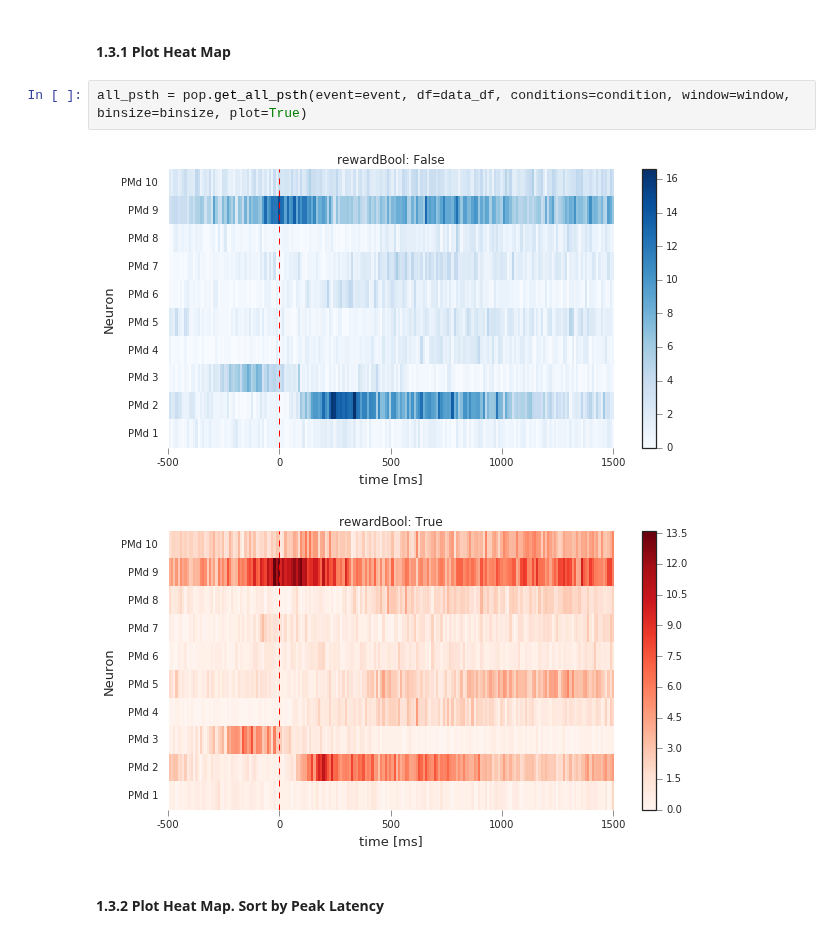
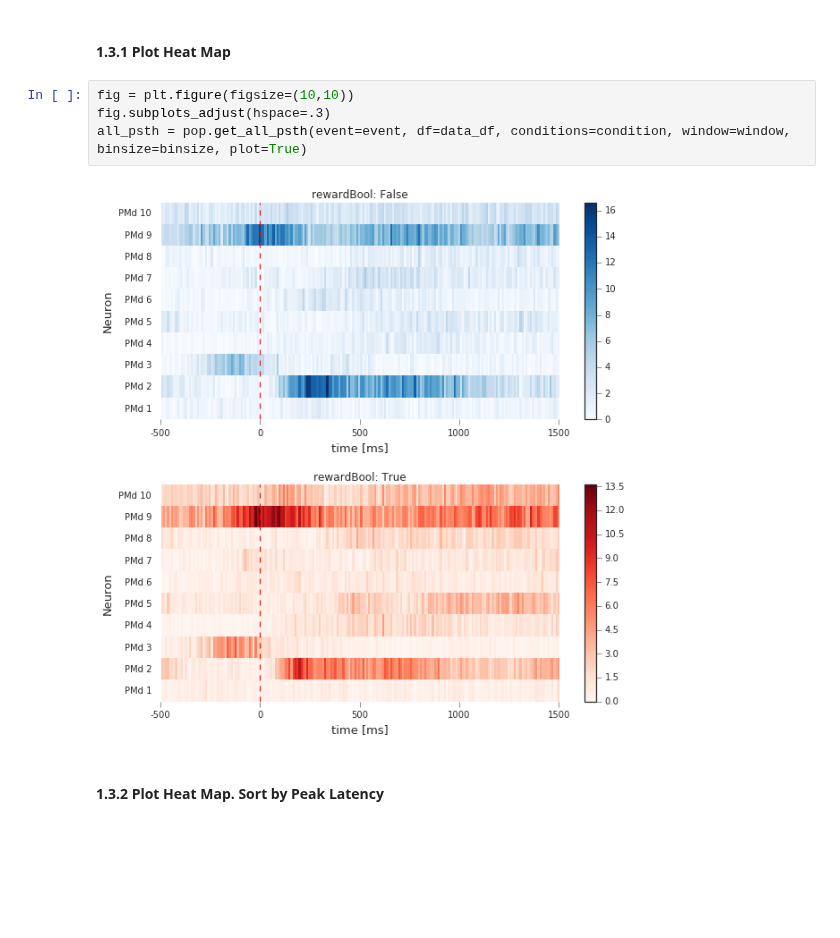
Before and after one commit to KordingLab/spykes, a Jupyter notebook: notebooks_examples/popvis_example.ipynb, the cells around one changed output. Drawn from its saved outputs; the diff is of its cells as text; blank space fills up the shorter version.

```diff
--- a/notebooks_examples/popvis_example.ipynb
+++ b/notebooks_examples/popvis_example.ipynb
@@ -112,9 +112,10 @@ pop = PopVis(neuron_list)
 # %% [markdown]
 #### 1.3.1 Plot Heat Map
 # %%
+fig = plt.figure(figsize=(10,10))
+fig.subplots_adjust(hspace=.3)
 all_psth = pop.get_all_psth(event=event, df=data_df, conditions=condition, window=window, binsize=binsize, plot=True)
 # %% [output]
-[figure, old version]
+[figure, new version]
-[figure, removed]
 # %% [markdown]
 #### 1.3.2 Plot Heat Map. Sort by Peak Latency
```
Also changed, not shown: parts of 8 cells of this notebook, 1 other file.
